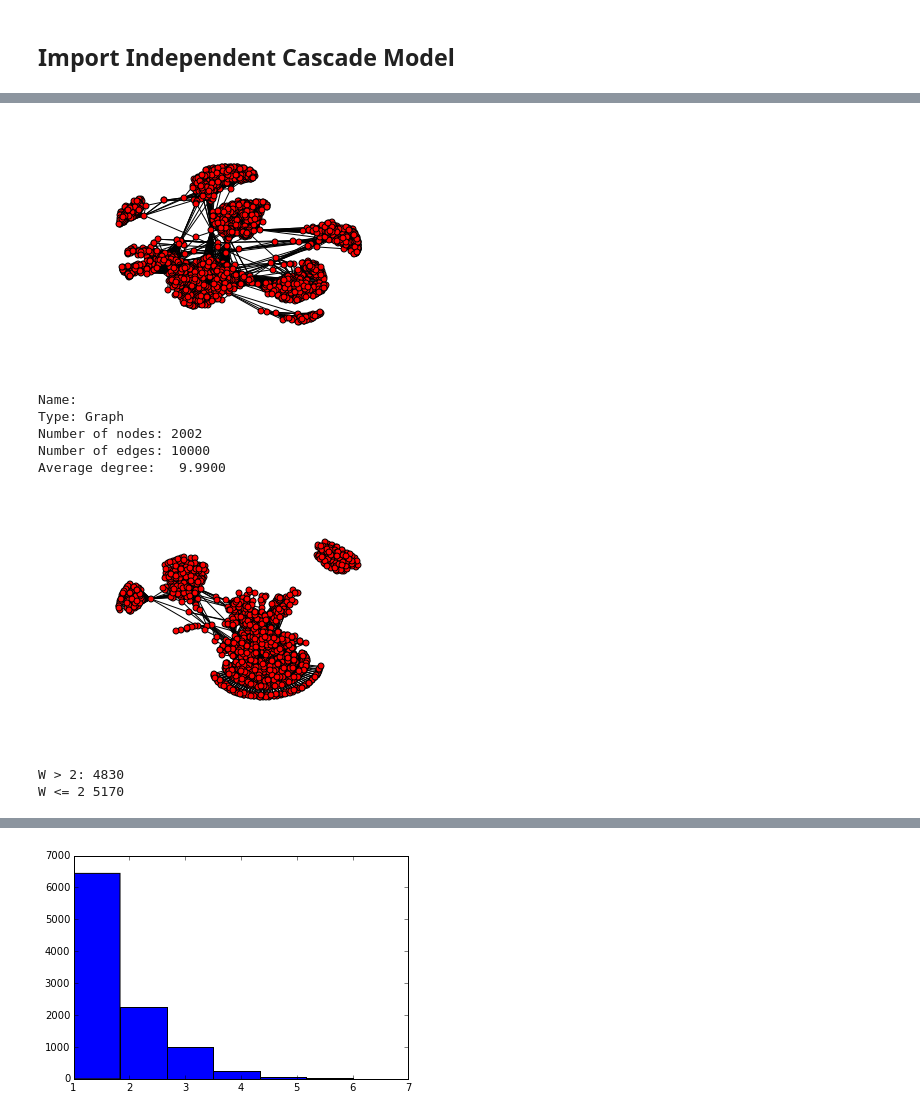
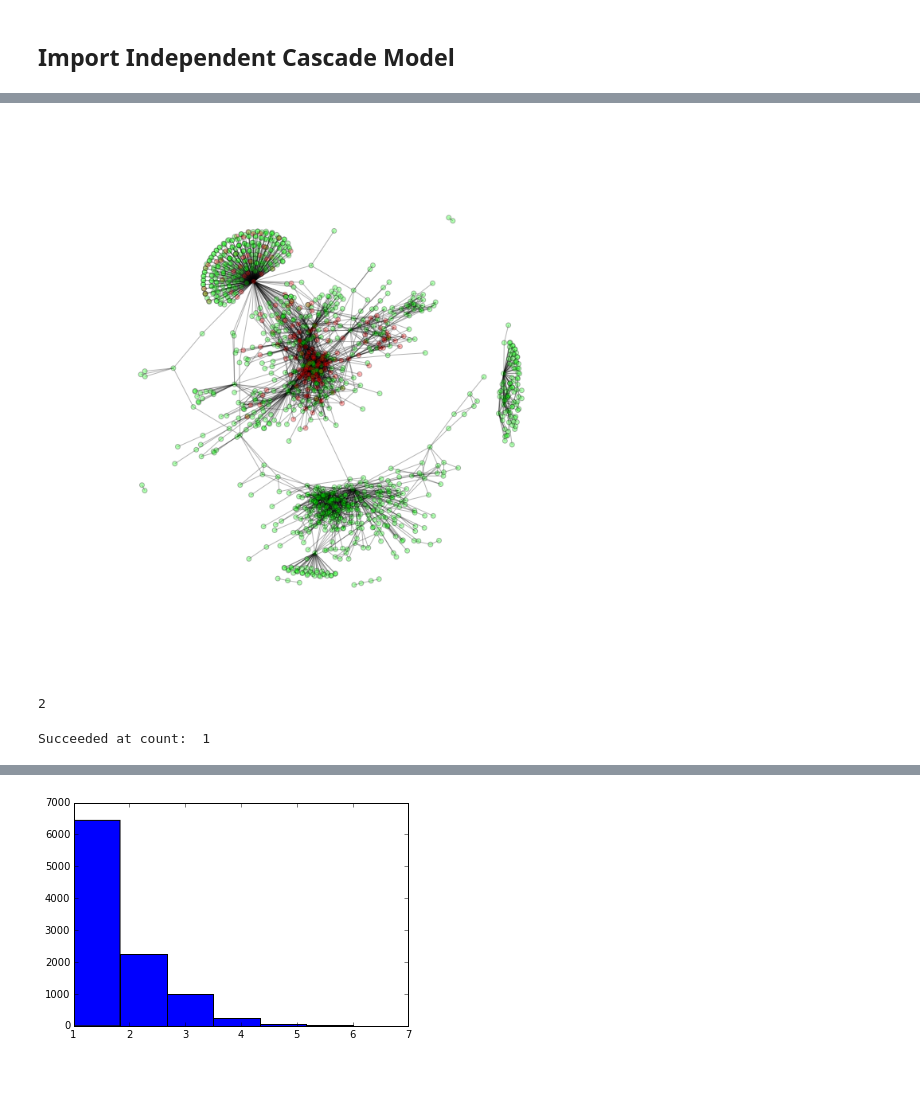
Before and after one commit to jmartinez14/fp-iga238, a Jupyter notebook: social_network_search.ipynb, the cells around one changed output, grey strips where cells are left out. Drawn from its saved outputs; the diff is of its cells as text; code cells hidden in the pictures; blank space fills up the shorter version.

Commit message:
search com functional

```diff
--- a/social_network_search.ipynb
+++ b/social_network_search.ipynb
@@ -16,0 +20,7 @@ import networkx as nx
+# %%
+network = nx.Graph()
+network.add_edges_from(df_over_n)
+print nx.info(network)
+spring_pos_w = nx.spring_layout(network)
+plt.axis("off")
+nx.draw_networkx(network, pos = spring_pos_w, with_labels = False, node_size = 35, node_color="#3f24ff",alpha=0.5,linewidths=None)
@@ -36,0 +95,2 @@ Average degree:  43.6910
+# %%
+infected_network,only_infected = infect(network,'555',0.5,0.6)
@@ -37,29 +120,7 @@ Average degree:  43.6910
 # %%
-spring_pos = nx.spring_layout(G_fb)
+plt.figure(3,figsize=(12,12))
+spring_pos_w = nx.spring_layout(infected_network)
 plt.axis("off")
-nx.draw_networkx(G_fb, pos = spring_pos, with_labels = False, node_size = 35)
+nx.draw_networkx(infected_network, pos = spring_pos_w, with_labels = False, node_size = 35, node_color=node_colors,alpha=0.3)
 # %% [output]
-[figure, old version]
+[figure, new version]
-# %%
-# Weighted
-G_fb_w = nx.read_weighted_edgelist("facebook_combined_first10000w.txt")
-print nx.info(G_fb_w)
-spring_pos_w = nx.spring_layout(G_fb_w)
-plt.axis("off")
-nx.draw_networkx(G_fb_w, pos = spring_pos_w, with_labels = False, node_size = 35)
-# %% [output]
-Name:
-Type: Graph
-Number of nodes: 2002
-Number of edges: 10000
-Average degree:   9.9900
-[figure, removed]
-# %%
-## Data Separation
-df_over_two = [(u,v,d) for (u,v,d) in G_fb_w.edges(data=True) if d['weight'] > 2]
-df_under_two = [(u,v,d) for (u,v,d) in G_fb_w.edges(data=True) if d['weight'] <= 2]
-print "W > 2:",len(df_over_two)
-print "W <= 2",len(df_under_two)
-# %% [output]
-W > 2: 4830
-W <= 2 5170
@@ -65,0 +163,4 @@ W <= 2 5170
+# %%
+calc_CN(G,n,T)
+# %% [output]
+2
@@ -65,0 +208,8 @@ W <= 2 5170
+# %%
+t = '529'
+G=infected_network
+T,I = SFS(G,t)
+
+result = searchCOM(G, T , I, calc_CN, np.log(2), 5)
+# %% [output]
+Succeeded at count:  1
```
Also changed, not shown: parts of 29 cells of this notebook.
